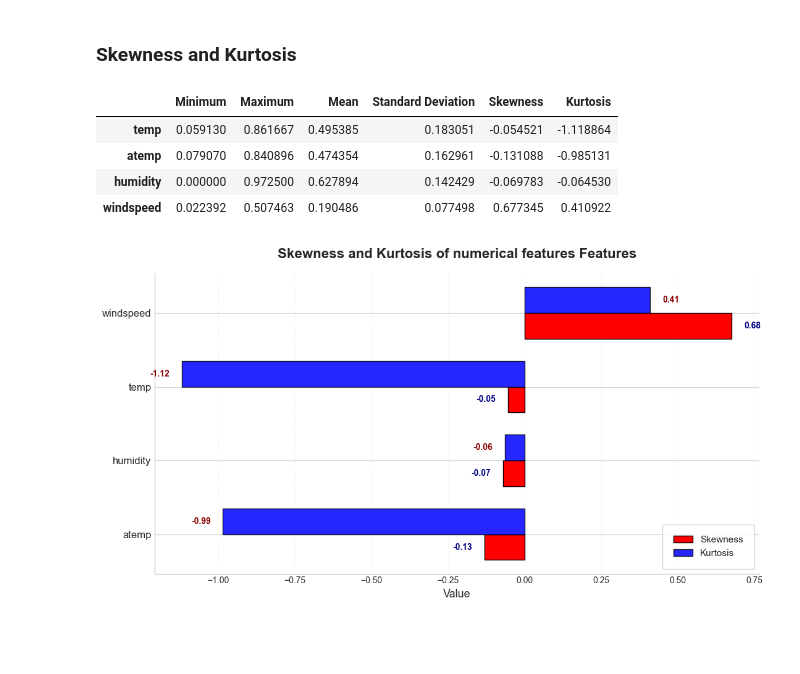
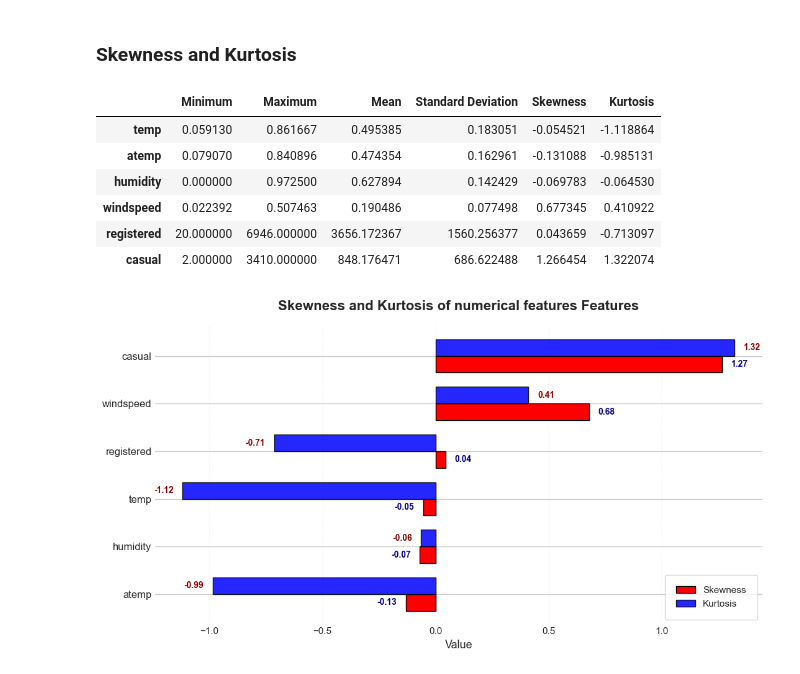
Before and after one commit to Arifuzzaman-Munaf/Predictive-Analysis-using-ML-algorithms, a Jupyter notebook: assessment_03.ipynb, the cells around one changed output. Saved outputs shown, nothing was run; the diff lists cells and outputs as text; code cells hidden in the pictures; blank space fills up the shorter version.

```diff
--- a/assessment_03.ipynb
+++ b/assessment_03.ipynb
@@ -349,3 +357,7 @@ The datatype verification process revealed that the datetime column was initiall
+# %%
+interval_inputs = ['temp', 'atemp', 'humidity', 'windspeed', 'registered', 'casual']
+categorical_inputs = ['season', 'year', 'month', 'holiday', 'weekday', 'workingday', 'weather_condition']
+time_series_inputs = ['datetime']
 # %% [markdown]
 ## 2.3.3 Duplicate Record Verification
 In this section, duplicate records within the dataset are checked to ensure data integrity. The process involves counting the number of completely duplicated rows and verifying that the record_id column contains only unique values. Since record_id serves as the primary identifier for each entry, confirming its uniqueness guarantees that no observation is duplicated or misrepresented. This verification step is essential to maintain dataset reliability, prevent bias in analysis and ensure that each record contributes only once to modeling and decision-making.
@@ -380,7 +394,7 @@ allowed_values = {
     "holiday": {0, 1},           # Holiday flag (0/1)
     "weekday": {0, 1, 2, 3, 4, 5, 6}, # Day of week (0-6)
     "workingday": {0, 1},          # Working day flag (0/1)
-    "weather": {1, 2, 3, 4},       # Weather category (1-4)
+    "weather_condition": {1, 2, 3, 4},       # Weather category (1-4)
 }
 
 # check if the values in the dataset are within the allowed sets and store invalid ranges
@@ -568,8 +588,8 @@ from sklearn.svm import OneClassSVM
 from sklearn.preprocessing import StandardScaler
 
 # Select relevant numeric features for outlier detection
-features = ["temp", "atemp", "humidity", "windspeed", "bike_count"]
-X = df[features]
+
+X = df[interval_inputs]
 
 # Standardize the features to have mean=0 and variance=1
 scaler = StandardScaler()
@@ -753,13 +781,7 @@ x_df.head()
 # %%
-# Define columns to exclude from categorical plots
-exclude_cols = {'datetime', 'registered', 'casual', 'windspeed', 'humidity', 'atemp', 'temp'}
-
-# Select categorical columns by excluding the above columns from x_df
-cat_cols = [col for col in x_df.columns if col not in exclude_cols]
-
 # Set up the subplot grid
 n_cols = 4
-n_rows = (len(cat_cols) + n_cols - 1) // n_cols  # Ceiling division to get number of rows needed
+n_rows = (len(categorical_inputs) + n_cols - 1) // n_cols  # Ceiling division to get number of rows needed
 fig, axes = plt.subplots(n_rows, n_cols, figsize=(5 * n_cols, 5 * n_rows))
 axes = axes.flatten()  # Flatten axes array for easy indexing
 
@@ -767,7 +789,7 @@ axes = axes.flatten()  # Flatten axes array for easy indexing
 palette = sns.color_palette("rocket")  # Improved color palette
 
 # Loop through each categorical column and create a countplot
-for idx, col in enumerate(cat_cols):
+for idx, col in enumerate(categorical_inputs):
     ax = axes[idx]
     sns.countplot(x=col, data=x_df, ax=ax, palette=palette)
     ax.set_title(f'Countplot of {col}')
@@ -779,7 +801,7 @@ for idx, col in enumerate(cat_cols):
                     ha='center', va='bottom', fontsize=10, color='black')
 
 # Hide any unused subplots (in case the grid is larger than the number of categorical columns)
-for ax in axes[len(cat_cols):]:
+for ax in axes[len(categorical_inputs):]:
     ax.set_visible(False)
 
 # Adjust layout to prevent overlap and display the plots
@@ -986,7 +1027,7 @@ def summarize_interval_variables(data):
     })
     return summary
 
-interval_summary = summarize_interval_variables(x_df[numerical_features])
+interval_summary = summarize_interval_variables(x_df[interval_inputs])
 
 interval_summary
 # %% [output]
@@ -995,6 +1036,8 @@ interval_summary
 | atemp | 0.079070 | 0.840896 | 0.474354 | 0.162961 | -0.131088 | -0.985131 |
 | humidity | 0.000000 | 0.972500 | 0.627894 | 0.142429 | -0.069783 | -0.064530 |
 | windspeed | 0.022392 | 0.507463 | 0.190486 | 0.077498 | 0.677345 | 0.410922 |
+| registered | 20.000000 | 6946.000000 | 3656.172367 | 1560.256377 | 0.043659 | -0.713097 |
+| casual | 2.000000 | 3410.000000 | 848.176471 | 686.622488 | 1.266454 | 1.322074 |
 # %%
 def plot_skewness_kurtosis(df, split_name="numerical features"):
     """
@@ -1022,35 +1065,35 @@ def plot_skewness_kurtosis(df, split_name="numerical features"):
     ax.barh(y + bar_height/2, kurtosis, height=bar_height, color="blue", label='Kurtosis', edgecolor='black', alpha=0.85)
 
     # Annotate skewness and kurtosis values on bars
     for i, (sk, ku) in enumerate(zip(skewness, kurtosis)):
         ax.text(sk + (0.04 if sk >= 0 else -0.04), y[i] - bar_height/2, f"{sk:.2f}",
                 color='navy', va='center', ha='left' if sk >= 0 else 'right', fontweight='bold', fontsize=10)
         ax.text(ku + (0.04 if ku >= 0 else -0.04), y[i] + bar_height/2, f"{ku:.2f}",
                 color='darkred', va='center', ha='left' if ku >= 0 else 'right', fontweight='bold', fontsize=10)
 
     # Set y-ticks and labels
     ax.set_yticks(y)
     ax.set_yticklabels(features, fontsize=12)
     ax.set_xlabel('Value', fontsize=13)
     ax.set_title(f'Skewness and Kurtosis of {split_name} Features', fontsize=16, fontweight='bold', pad=18)
 
     # Custom legend
     ax.legend(loc='lower right', fontsize=11, frameon=True, borderpad=1.2)
 
     # Add grid for easier reading
     ax.grid(axis='x', linestyle=':', alpha=0.3)
 
     # Remove spines for a cleaner look
     ax.spines['right'].set_visible(False)
     ax.spines['top'].set_visible(False)
 
     plt.tight_layout()
     plt.show()
 
 # Usage
-plot_skewness_kurtosis(x_df[numerical_features])
+plot_skewness_kurtosis(x_df[interval_inputs])
 # %% [output]
-[figure, old version]
+[figure, new version]
 # %% [markdown]
 ### Summary of Skewness and Kurtosis Analysis
 
```
Also changed, not shown: parts of 53 cells of this notebook.
